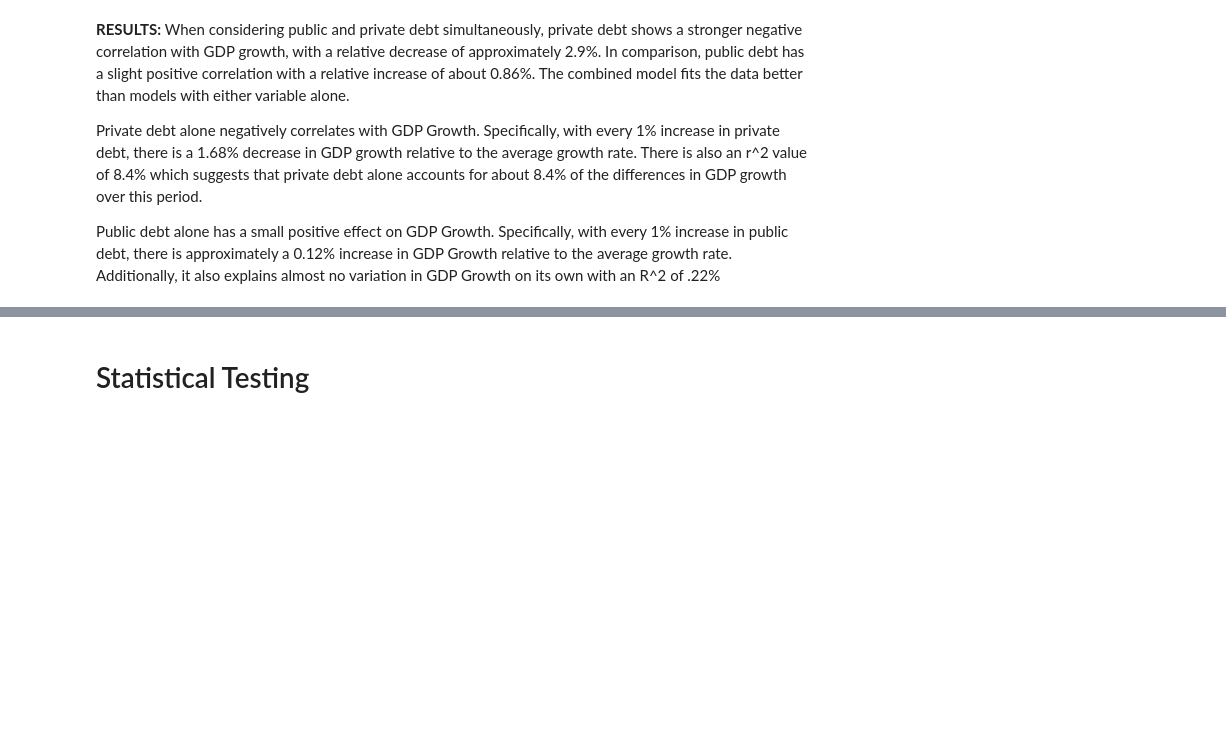
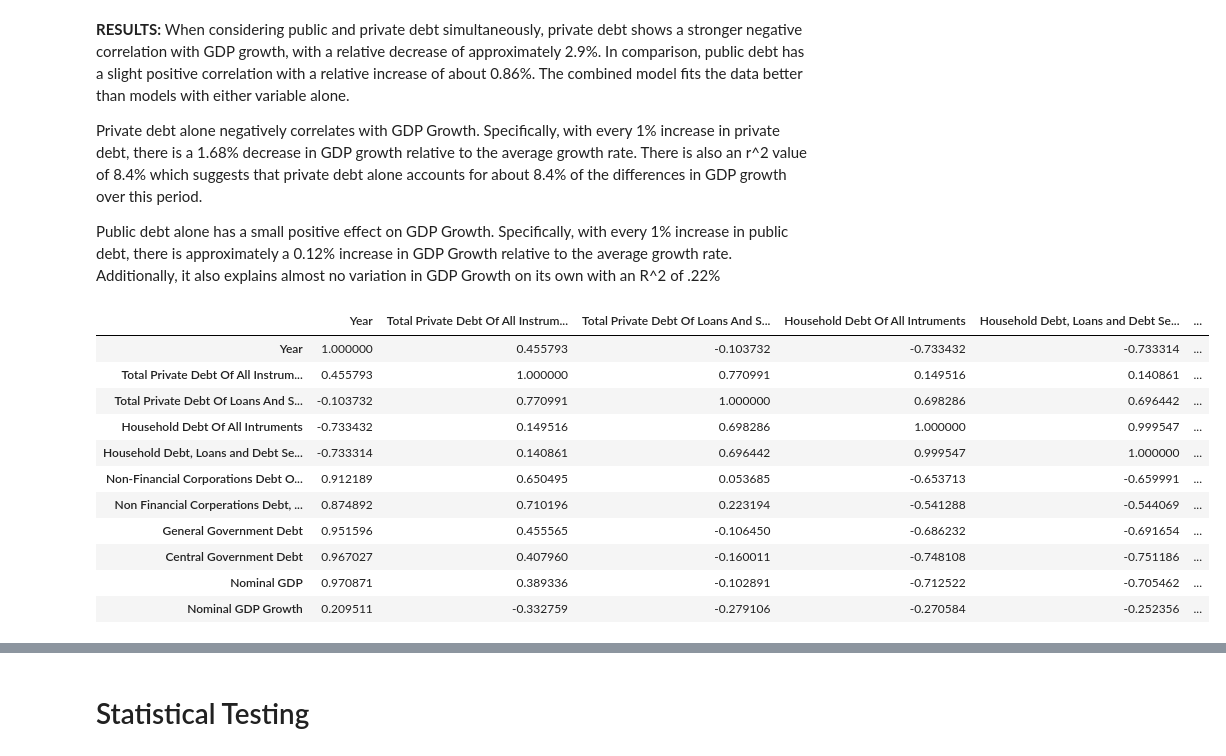
Before and after one commit to aeslha/july_21, a Jupyter notebook: DSRP_Final_Project.ipynb, the cells around one changed output, grey strips where cells are left out. Drawn from its saved outputs; the diff is of its cells as text; code cells hidden in the pictures; blank space fills up the shorter version.

```diff
--- a/DSRP_Final_Project.ipynb
+++ b/DSRP_Final_Project.ipynb
@@ -322,3 +322,18 @@ When considering public and private debt simultaneously, private debt shows a st
 Private debt alone negatively correlates with GDP Growth. Specifically, with every 1% increase in private debt, there is a 1.68% decrease in GDP growth relative to the average growth rate. There is also an r^2 value of 8.4% which suggests that private debt alone accounts for about 8.4% of the differences in GDP growth over this period.
 
 Public debt alone has a small positive effect on GDP Growth. Specifically, with every 1% increase in public debt, there is approximately a 0.12% increase in GDP Growth relative to the average growth rate. Additionally, it also explains almost no variation in GDP Growth on its own with an R^2 of .22%
+# %%
+df.corr()
+# %% [output]
+|  | Year | Total Private Debt Of All Instrum... | Total Private Debt Of Loans And S... | Household Debt Of All Intruments | Household Debt, Loans and Debt Se... | ... |
+| Year | 1.000000 | 0.455793 | -0.103732 | -0.733432 | -0.733314 | ... |
+| Total Private Debt Of All Instrum... | 0.455793 | 1.000000 | 0.770991 | 0.149516 | 0.140861 | ... |
+| Total Private Debt Of Loans And S... | -0.103732 | 0.770991 | 1.000000 | 0.698286 | 0.696442 | ... |
+| Household Debt Of All Intruments | -0.733432 | 0.149516 | 0.698286 | 1.000000 | 0.999547 | ... |
+| Household Debt, Loans and Debt Se... | -0.733314 | 0.140861 | 0.696442 | 0.999547 | 1.000000 | ... |
+| Non-Financial Corporations Debt O... | 0.912189 | 0.650495 | 0.053685 | -0.653713 | -0.659991 | ... |
+| Non Financial Corperations Debt, ... | 0.874892 | 0.710196 | 0.223194 | -0.541288 | -0.544069 | ... |
+| General Government Debt | 0.951596 | 0.455565 | -0.106450 | -0.686232 | -0.691654 | ... |
+| Central Government Debt | 0.967027 | 0.407960 | -0.160011 | -0.748108 | -0.751186 | ... |
+| Nominal GDP | 0.970871 | 0.389336 | -0.102891 | -0.712522 | -0.705462 | ... |
+| Nominal GDP Growth | 0.209511 | -0.332759 | -0.279106 | -0.270584 | -0.252356 | ... |
```
Also changed, not shown: parts of 1 cell of this notebook.
